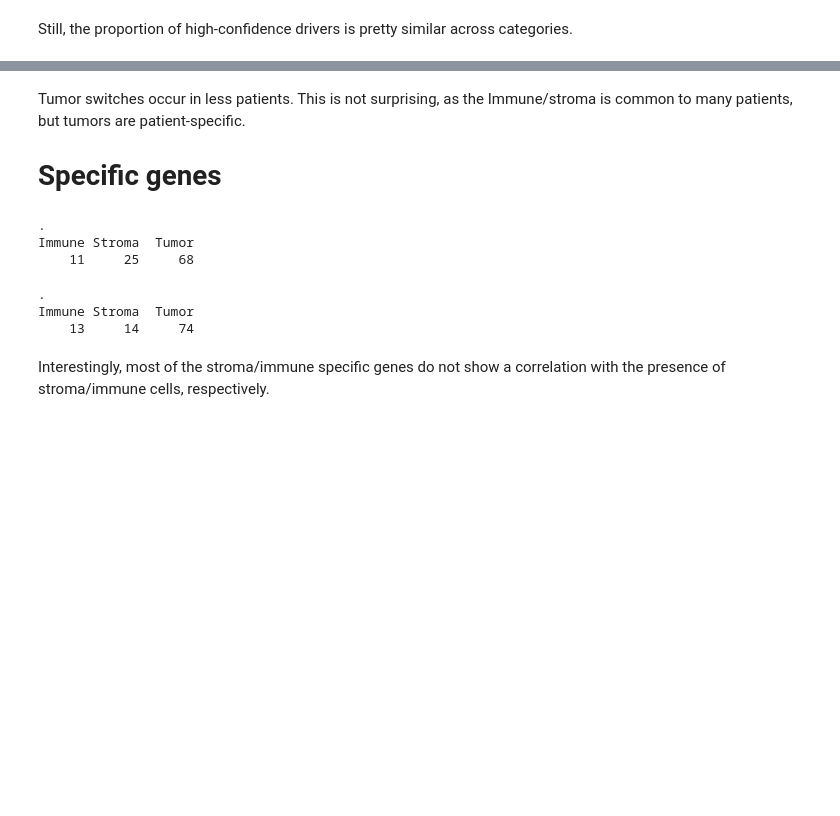
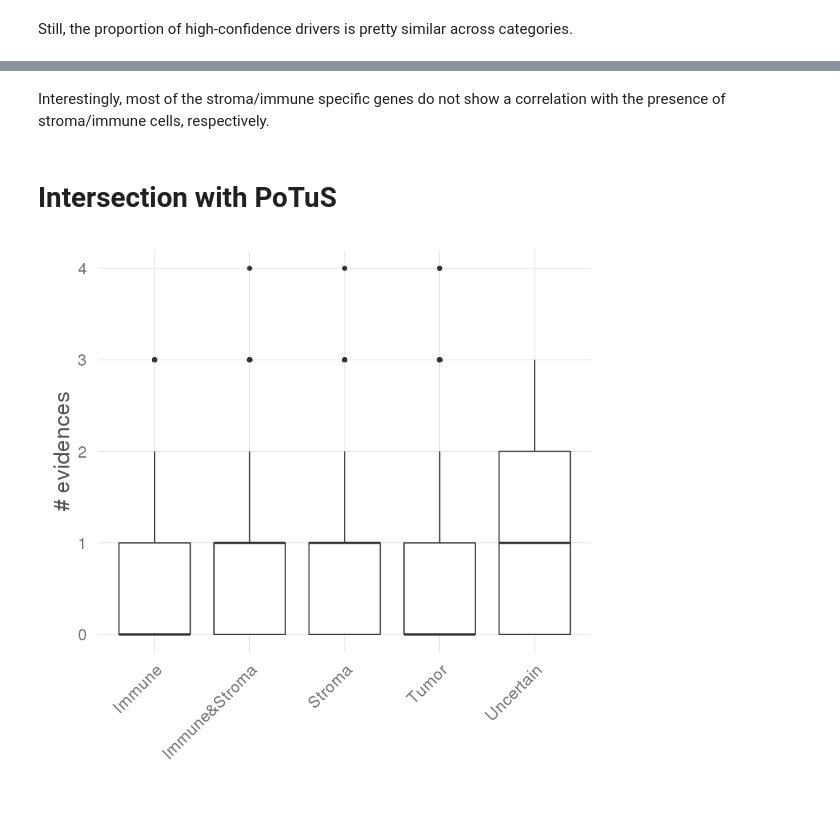
Before and after one commit to hclimente/smartas, a Jupyter notebook: switches/immune_analysis.ipynb, the cells around one changed output, grey strips where cells are left out. Cells and saved outputs as stored; diff of their text form; code cells hidden in the pictures; blank space fills up the shorter version.

```diff
--- a/switches/immune_analysis.ipynb
+++ b/switches/immune_analysis.ipynb
@@ -107,25 +133,16 @@ ggplot(switches, aes(x=Origin, y=PatientNumber)) +
-# %% [markdown]
-Tumor switches occur in less patients. This is not surprising, as the Immune/stroma is common to many patients, but tumors are patient-specific.
-
-# Specific genes
-# %%
-# stroma-specific genes
-switches %>%
-    filter(Symbol %in% cellSpecificGenes$StromalSignature) %>%
-    .$Origin %>%
-    table
-
-# stroma-specific genes
-switches %>%
-    filter(Symbol %in% cellSpecificGenes$ImmuneSignature) %>%
-    .$Origin %>%
-    table
-# %% [output]
-.
-Immune Stroma  Tumor
-    11     25     68
-.
-Immune Stroma  Tumor
-    13     14     74
 # %% [markdown]
 Interestingly, most of the stroma/immune specific genes do not show a correlation with the presence of stroma/immune cells, respectively.
+# %% [markdown]
+# Intersection with PoTuS
+# %%
+annotated.switches %>%
+    filter(IsFunctional==1) %>%
+    mutate(ASDriver = Recurrence+DriverME+Affects_mutated_feature+PPI+as.logical(Pannegative)) %>%
+    select(ASDriver,Origin) %>%
+    ggplot(aes(x = Origin, y = ASDriver)) +
+        geom_boxplot() +
+        labs(x="", y="# evidences") +
+        smartas_theme() +
+        theme(axis.text.x = element_text(angle = 45, hjust = 1))
+# %% [output]
+[figure, added]
```
Also changed, not shown: parts of 8 cells of this notebook.
